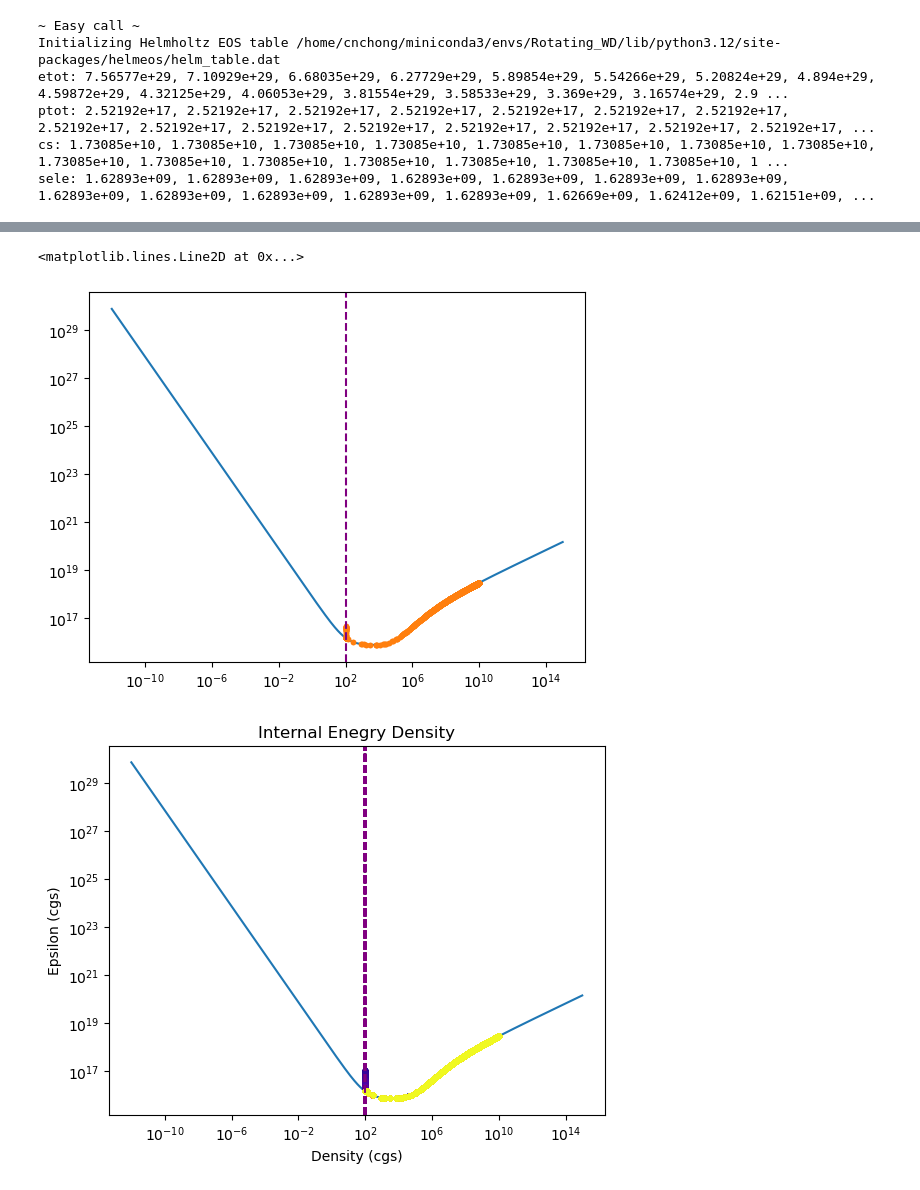
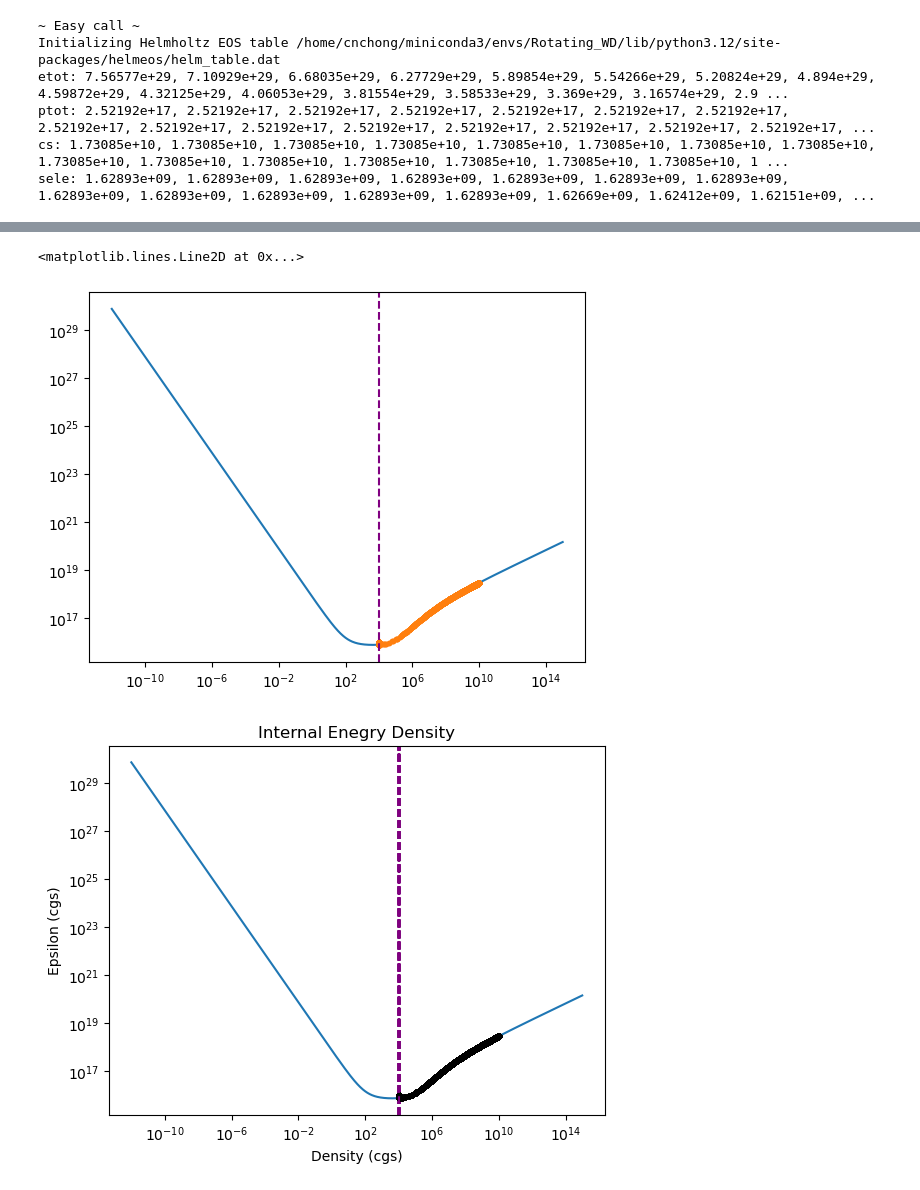
Before and after one commit to Chad-Chong/cumc3d, a Jupyter notebook: model/Type_Ia/Helmeos_checker.ipynb, the cells around one changed output, grey strips where cells are left out. Drawn from its saved outputs; the diff is of its cells as text; code cells hidden in the pictures.

```diff
--- a/model/Type_Ia/Helmeos_checker.ipynb
+++ b/model/Type_Ia/Helmeos_checker.ipynb
@@ -32,3 +27,10 @@ def cs(rho):
+# %%
+atmosphere_rho = 1.6193113417486484E-014
+atmosphere_eps =  1.1285040957205959E-005
+atmosphere_pres = 1.1998163903746632E-019
+atmosphere_abar = 4
+atmosphere_zbar = 2
+atmosphere_ye = 0.5
 # %%
 vars_to_print = ['etot', 'ptot', 'cs', 'sele']
 
@@ -61,7 +63,7 @@ rhoeps_list = []
 rhoepsbfup_list = []
 rhotemp_list = []
 rhoinverttemp_list = []
-n = 77
+n = 60
 for i in range(n):
     rhoepsbfup = np.array(pd.read_csv("/home/cnchong/Codes/cumc3d/model/Type_Ia/rho_eps_bfup"+str(i)+".dat",delim_whitespace=True))
     rhoepsbfup_list.append(rhoepsbfup)
@@ -73,6 +75,4 @@ for i in range(n):
     rhoeps_list.append(rhoeps)
     rhotemp = np.array(pd.read_csv("/home/cnchong/Codes/cumc3d/model/Type_Ia/rho_temp"+str(i)+".dat",delim_whitespace=True))
     rhotemp_list.append(rhotemp)
-    rhoinverttemp = np.array(pd.read_csv("/home/cnchong/Codes/cumc3d/model/Type_Ia/rho_inverttemp"+str(i)+".dat",delim_whitespace=True))
-    rhoinverttemp_list.append(rhoinverttemp)
 # prim = np.array(pd.read_csv("/home/cnchong/Codes/Ia_cumc3d/model/star/prim.dat",delim_whitespace=True))
@@ -87,8 +81,10 @@ cmap = plt.colormaps.get_cmap('plasma')
 colors = cmap(np.arange(n)/(n-1))
 plt.loglog(density, out['etot'])
 for i in range(n):
+    plt.plot(atmosphere_rho/rhocgs2code, atmosphere_eps/energycgs2code, label='atmosphere')
     plt.loglog(rhoepsbfup_list[i][:,0]/rhocgs2code, rhoepsbfup_list[i][:,1]/energycgs2code, '.', label=i, c = colors[i])
     plt.axvline(x=atmosphere_rho/rhocgs2code, color = 'purple', linestyle = 'dashed')
+    plt.axhline(y=atmosphere_eps/energycgs2code, color = 'purple', linestyle = 'dashed')
     # plt.xlim(left=atmosphere_rho/rhocgs2code)
     plt.xlabel('Density (cgs)')
     plt.ylabel('Epsilon (cgs)')
@@ -111,11 +106,0 @@ for i in range(n):
-# %%
-cmap = plt.colormaps.get_cmap('binary')
-colors = cmap(np.arange(n)/(n-1))
-for i in range(n):
-    plt.loglog(rhoinverttemp_list[i][:,0]/rhocgs2code, rhoinverttemp_list[i][:,1]*1e9, '.', label=i, c = colors[i])
-    plt.axvline(x=atmosphere_rho/rhocgs2code, color = 'purple', linestyle = 'dashed')
-    plt.axhline(y=1e8, color = 'red', linestyle = 'dashed')
-    # plt.xlim(left=atmosphere_rho/rhocgs2code)
-    plt.xlabel('Density (cgs)')
-    plt.ylabel('Temperature')
-    plt.title('Temperature')
@@ -141,20 +124,20 @@ plt.loglog(rhoeps_list[t][:,0]/rhocgs2code, rhoeps_list[t][:,1]/energycgs2code,
 plt.axvline(x=atmosphere_rho/rhocgs2code, color = 'purple', linestyle = 'dashed')
 # %% [output]
 <matplotlib.lines.Line2D at 0x...>
-[figure, old version]
+[figure, new version]
 # %%
-cmap = plt.colormaps.get_cmap('plasma')
+cmap = plt.colormaps.get_cmap('binary')
 colors = cmap(np.arange(n)/(n-1))
 plt.loglog(density, out['etot'])
 for i in range(n):
     plt.loglog(rhoeps_list[i][:,0]/rhocgs2code, rhoeps_list[i][:,1]/energycgs2code, '.', label=i, c = colors[i])
     plt.axvline(x=atmosphere_rho/rhocgs2code, color = 'purple', linestyle = 'dashed')
     # plt.xlim(left=atmosphere_rho/rhocgs2code)
     plt.xlabel('Density (cgs)')
     plt.ylabel('Epsilon (cgs)')
     plt.title('Internal Enegry Density')
 # %% [output]
-[figure, old version]
+[figure, new version]
 # %%
 cmap = plt.colormaps.get_cmap('binary')
 colors = cmap(np.arange(n)/(n-1))
```
Also changed, not shown: parts of 8 cells of this notebook, 8 other files.
